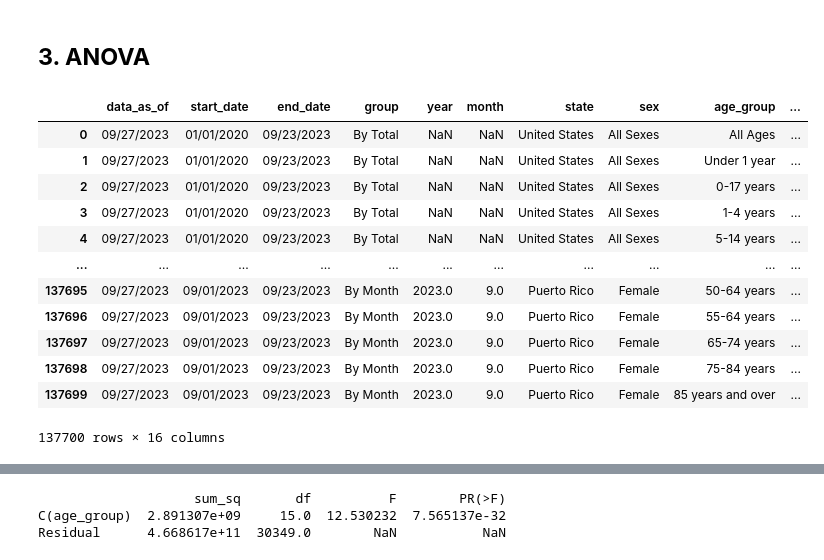
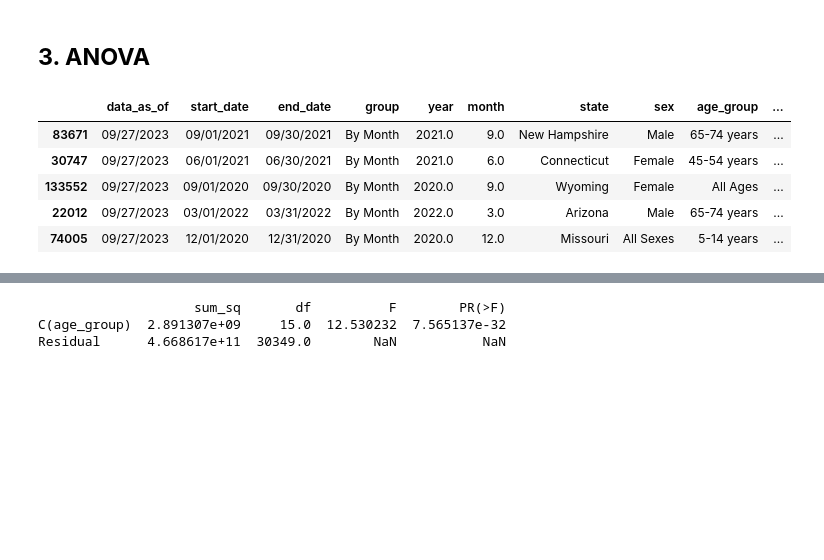
Before and after one commit to c-susan/datasci_5_statistics, a Jupyter notebook: python_statistics.ipynb, the cells around one changed output, grey strips where cells are left out. Drawn from its saved outputs; the diff is of its cells as text; code cells hidden in the pictures; blank space fills up the shorter version.

```diff
--- a/python_statistics.ipynb
+++ b/python_statistics.ipynb
@@ -195,22 +174,15 @@ The p-value is 1.9267043606049252e-26, which is less than the significance level
 # %%
 ## Loading in dataset and cleaning the column names
 df3 = pd.read_csv('https://raw.githubusercontent.com/c-susan/datasci_5_statistics/main/datasets/Provisional_COVID-19_Deaths_by_Sex_and_Age.csv')
 df3.columns = df3.columns.str.replace(' ', '_', regex=True).str.replace('/', '_', regex=True).str.replace('(', '', regex=True).str.replace(')', '', regex=True).str.replace('-','', regex=True).str.lower()
-df3
+df3.sample(5)
 # %% [output]
 |  | data_as_of | start_date | end_date | group | year | month | state | sex | age_group | ... |
-| 0 | 09/27/2023 | 01/01/2020 | 09/23/2023 | By Total | NaN | NaN | United States | All Sexes | All Ages | ... |
-| 1 | 09/27/2023 | 01/01/2020 | 09/23/2023 | By Total | NaN | NaN | United States | All Sexes | Under 1 year | ... |
-| 2 | 09/27/2023 | 01/01/2020 | 09/23/2023 | By Total | NaN | NaN | United States | All Sexes | 0-17 years | ... |
-| 3 | 09/27/2023 | 01/01/2020 | 09/23/2023 | By Total | NaN | NaN | United States | All Sexes | 1-4 years | ... |
-| 4 | 09/27/2023 | 01/01/2020 | 09/23/2023 | By Total | NaN | NaN | United States | All Sexes | 5-14 years | ... |
-| ... | ... | ... | ... | ... | ... | ... | ... | ... | ... | ... |
-| 137695 | 09/27/2023 | 09/01/2023 | 09/23/2023 | By Month | 2023.0 | 9.0 | Puerto Rico | Female | 50-64 years | ... |
-| 137696 | 09/27/2023 | 09/01/2023 | 09/23/2023 | By Month | 2023.0 | 9.0 | Puerto Rico | Female | 55-64 years | ... |
-| 137697 | 09/27/2023 | 09/01/2023 | 09/23/2023 | By Month | 2023.0 | 9.0 | Puerto Rico | Female | 65-74 years | ... |
-| 137698 | 09/27/2023 | 09/01/2023 | 09/23/2023 | By Month | 2023.0 | 9.0 | Puerto Rico | Female | 75-84 years | ... |
-| 137699 | 09/27/2023 | 09/01/2023 | 09/23/2023 | By Month | 2023.0 | 9.0 | Puerto Rico | Female | 85 years and over | ... |
+| 83671 | 09/27/2023 | 09/01/2021 | 09/30/2021 | By Month | 2021.0 | 9.0 | New Hampshire | Male | 65-74 years | ... |
+| 30747 | 09/27/2023 | 06/01/2021 | 06/30/2021 | By Month | 2021.0 | 6.0 | Connecticut | Female | 45-54 years | ... |
+| 133552 | 09/27/2023 | 09/01/2020 | 09/30/2020 | By Month | 2020.0 | 9.0 | Wyoming | Female | All Ages | ... |
+| 22012 | 09/27/2023 | 03/01/2022 | 03/31/2022 | By Month | 2022.0 | 3.0 | Arizona | Male | 65-74 years | ... |
+| 74005 | 09/27/2023 | 12/01/2020 | 12/31/2020 | By Month | 2020.0 | 12.0 | Missouri | All Sexes | 5-14 years | ... |
-137700 rows × 16 columns
 # %%
 ## Filtering for columns 'sex', 'age_group', and 'covid-19_deaths'
 df3 = df3[['sex', 'age_group', 'covid19_deaths']]
```
Also changed, not shown: parts of 8 cells of this notebook.
